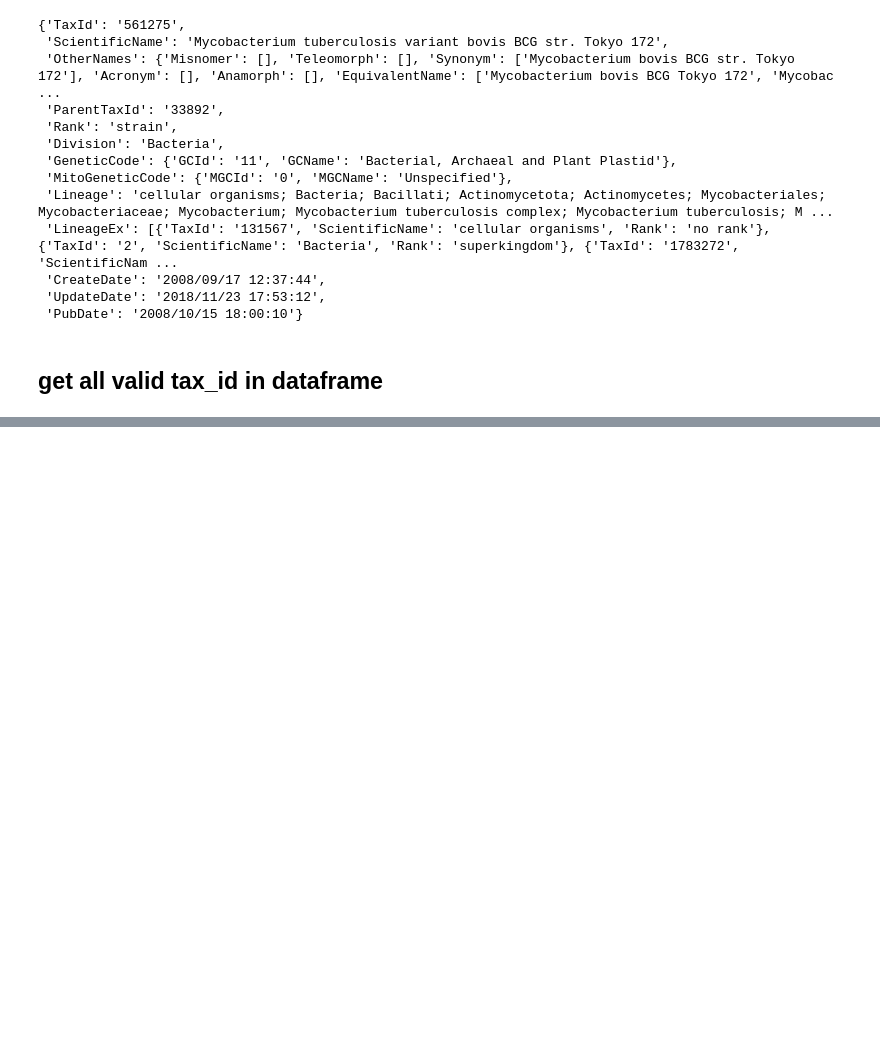
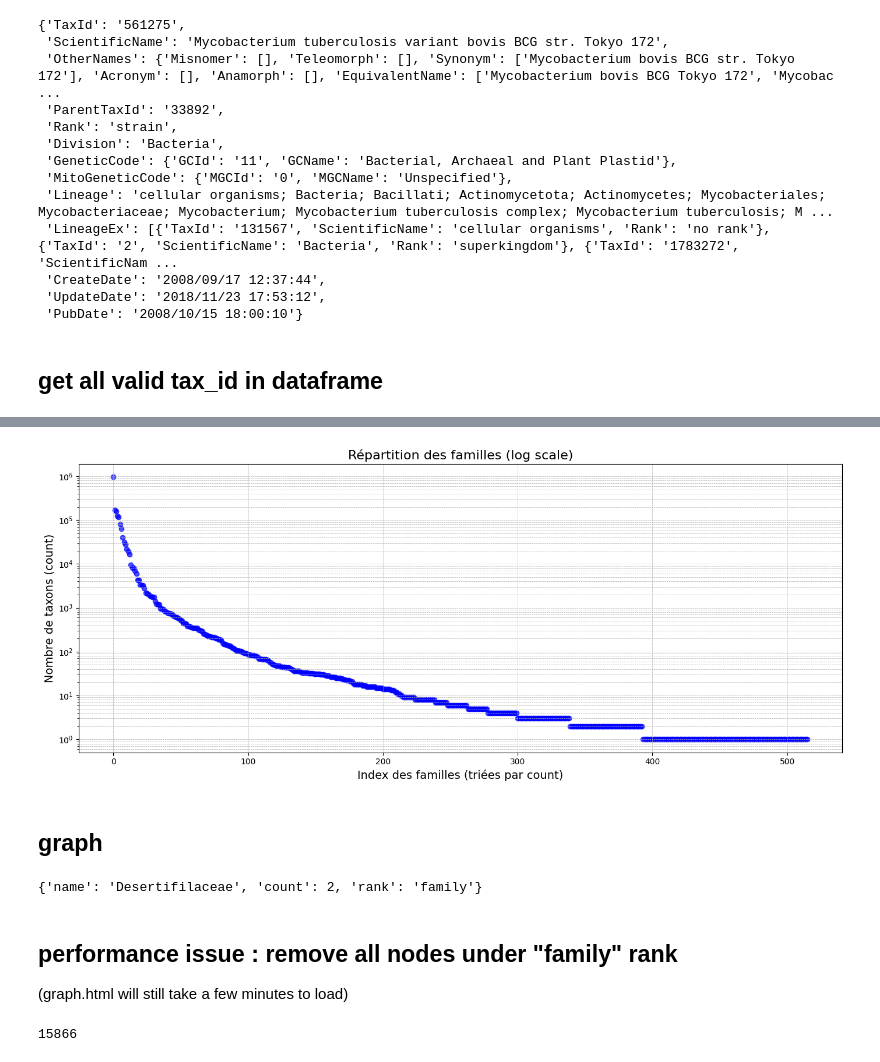
Before and after one commit to dubssieg/wisp, a Jupyter notebook: get_dataset/AllTheBacteria/stat_allthebacteria.ipynb, the cells around one changed output, grey strips where cells are left out. Saved outputs shown, nothing was run; the diff lists cells and outputs as text; code cells hidden in the pictures; blank space fills up the shorter version.

```diff
--- a/get_dataset/AllTheBacteria/stat_allthebacteria.ipynb
+++ b/get_dataset/AllTheBacteria/stat_allthebacteria.ipynb
@@ -311,0 +339,66 @@ dfcount
+# %%
+plt.figure(figsize=(14, 6))
+plt.scatter(range(len(df_sorted)), df_sorted['count'], alpha=0.7, c='blue')
+plt.yscale('log')
+plt.title('Répartition des familles (log scale)', fontsize=16)
+plt.xlabel('Index des familles (triées par count)', fontsize=14)
+plt.ylabel('Nombre de taxons (count)', fontsize=14)
+plt.grid(True, which="both", linestyle='--', linewidth=0.5)
+plt.tight_layout()
+plt.show()
+# %% [output]
+[figure, added]
+# %% [markdown]
+## graph
+# %%
+# data
+# linstats
+# unique_tax_ids
+
+import networkx as nx
+G = nx.DiGraph()
+# nodes
+for tax_id in tqdm(set(unique_tax_ids + extra_tax_ids)):
+    if tax_id in data:
+        tdata = data[tax_id]
+        G.add_node(tax_id, name=tdata["ScientificName"], count=linstats[tax_id], rank=tdata["Rank"])
+
+# edges
+for tax_id in tqdm(set(unique_tax_ids)):
+    if tax_id in data:
+        tdata = data[tax_id]
+        lineage = tdata.get("LineageEx", [])
+        for i in range(len(lineage) - 1):
+            parent = lineage[i]
+            child = lineage[i + 1]
+            # node = G.nodes[tax_id]
+            G.add_edge(int(parent["TaxId"]), int(child["TaxId"]) )
+
+
+# example
+G.nodes[1969992]
+
+# way to large...
+
+# plt.figure(figsize=(12, 12))
+# pos = nx.spring_layout(G, k=0.5, iterations=50)
+# nx.draw(
+#     G,
+#     pos,
+#     with_labels=False,
+#     node_size=500,
+#     node_color='lightblue',
+#     edge_color='gray',
+#     alpha=0.8
+# )
+
+# node_labels = {node: G.nodes[node]['name'] for node in G.nodes if 'name' in G.nodes[node]}
+# nx.draw_networkx_labels(G, pos, labels=node_labels, font_size=8)
+
+# plt.title("Hiérarchie taxonomique", fontsize=16)
+# plt.show()
+# %% [output]
+{'name': 'Desertifilaceae', 'count': 2, 'rank': 'family'}
+# %% [markdown]
+## performance issue : remove all nodes under "family" rank
+(graph.html will still take a few minutes to load)
@@ -311,0 +413,5 @@ dfcount
+# %%
+# family_nodes[0], G.edges(family_nodes[0])
+len([node for node, attrs in G.nodes(data=True) if attrs.get("rank") == "strain"])
+# %% [output]
+15866
```
Also changed, not shown: parts of 17 cells of this notebook, 1 other file.
